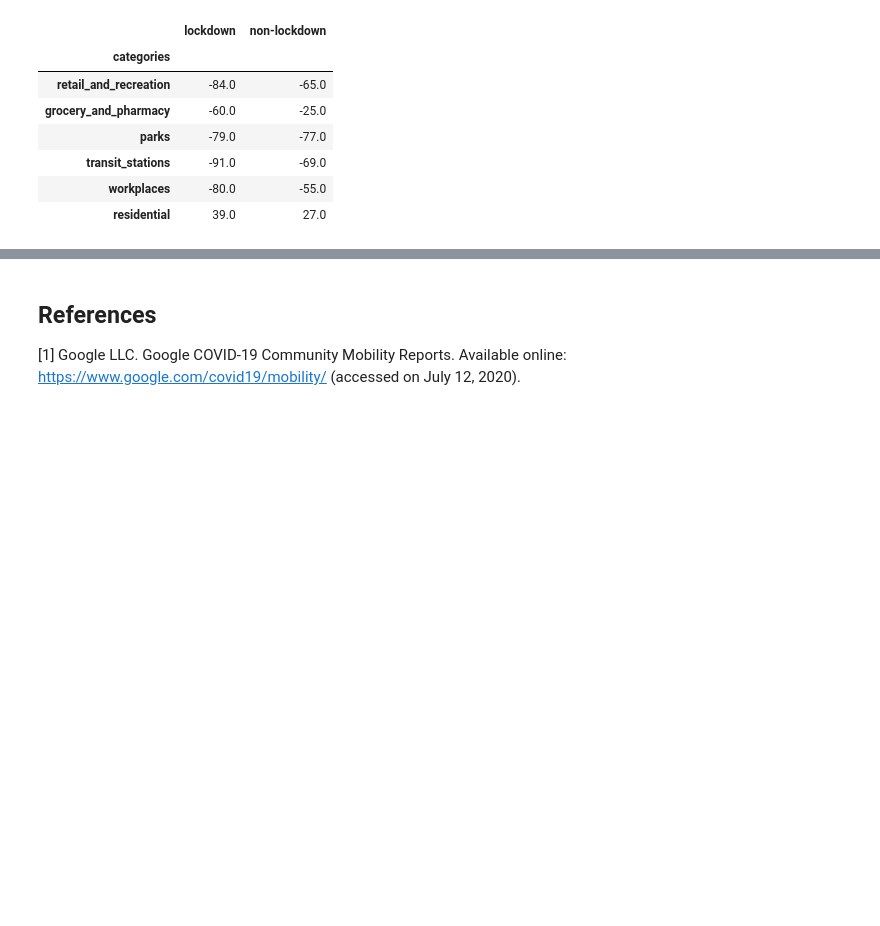
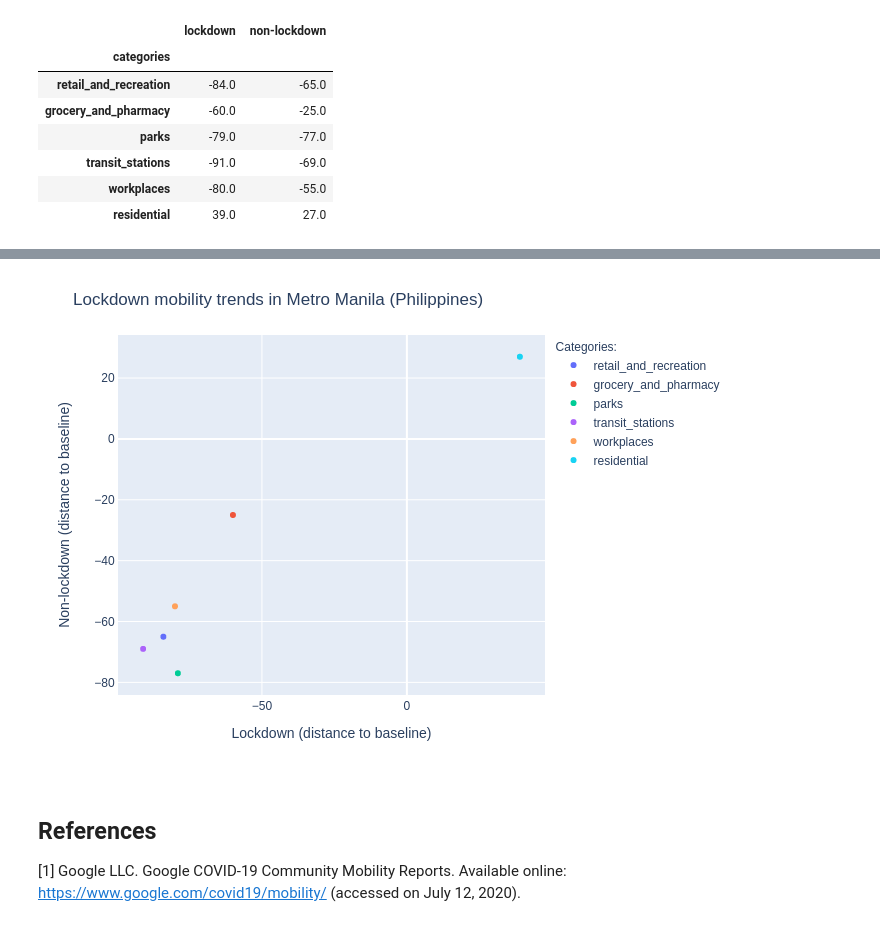
Before and after one commit to tamagusko/manilaCovid19, a Jupyter notebook: manila.ipynb, the cells around one changed output, grey strips where cells are left out. Saved outputs shown, nothing was run; the diff lists cells and outputs as text; code cells hidden in the pictures; blank space fills up the shorter version.

```diff
--- a/manila.ipynb
+++ b/manila.ipynb
@@ -132,0 +124,13 @@ px.scatter(data, x='lockdown', y='non-lockdown', color='categories')
+# %%
+fig = px.scatter(data,
+                 x='lockdown',
+                 y='non-lockdown',
+                 color='categories')
+
+fig.update_layout(
+    title='Lockdown mobility trends in %s (%s)' % (REGION, COUNTRY),
+    xaxis_title='Lockdown (distance to baseline)',
+    yaxis_title='Non-lockdown (distance to baseline)',
+    legend_title='Categories:')
+
+fig.show()
@@ -133,3 +140,15 @@ px.scatter(data, x='lockdown', y='non-lockdown', color='categories')
+# %%
+# view static image
+scope = PlotlyScope()
+
+NAME = 'figures/' + str(TODAY) + '-MobilityScatter' + str(REGION) + '.png'
+
+with open(NAME, 'wb') as f:
+    f.write(scope.transform(fig, format='png'))
+
+Image(NAME)
+# %% [output]
+[figure, added]
 # %% [markdown]
 ## References
 [1] Google LLC. Google COVID-19 Community Mobility Reports. Available online: https://www.google.com/covid19/mobility/ (accessed on July 12, 2020).
```
Also changed, not shown: parts of 4 cells of this notebook.
